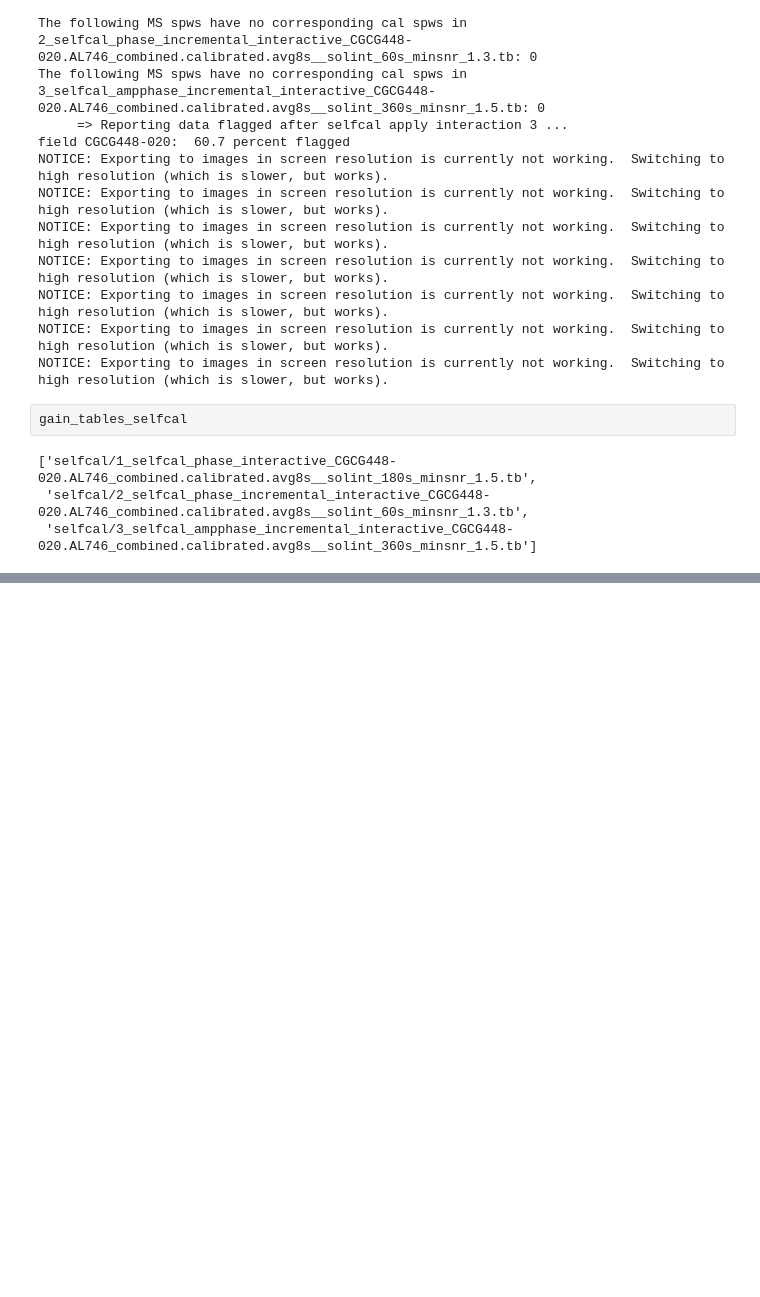
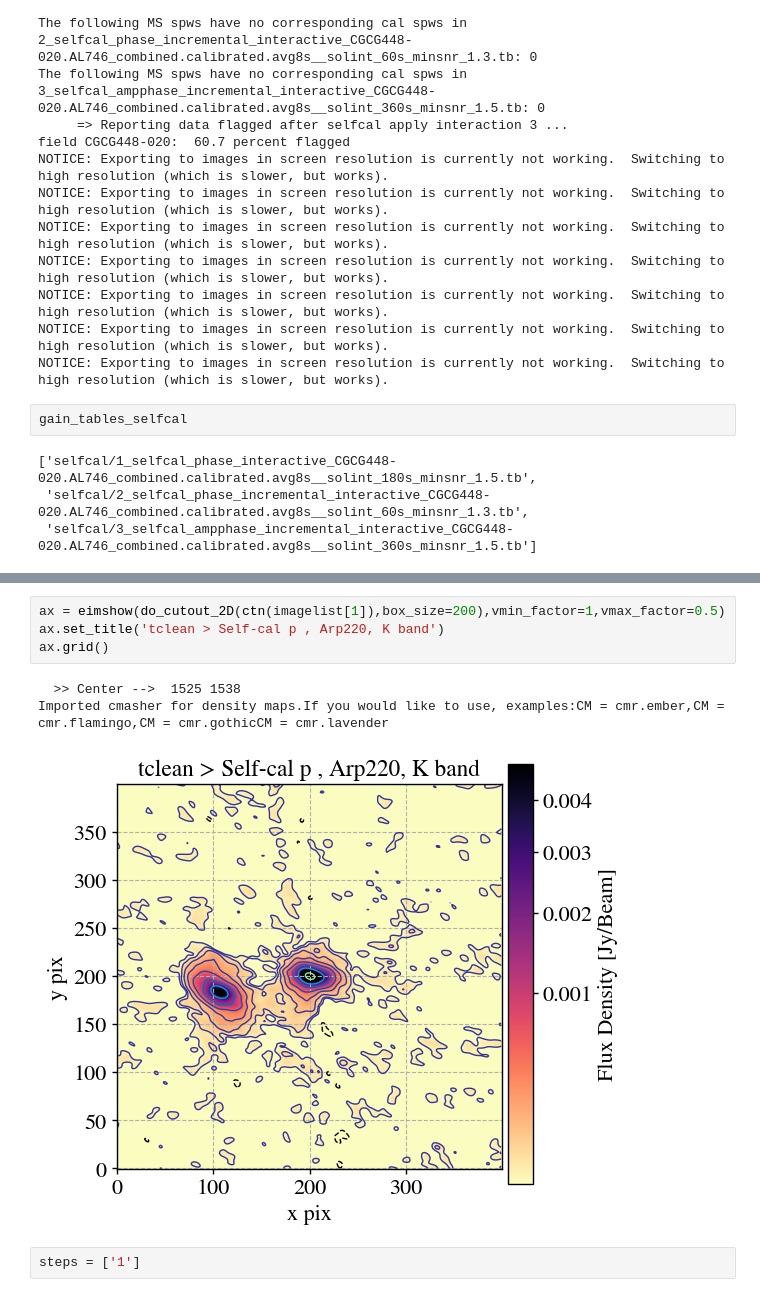
Before and after one commit to lucatelli/morphen_dev, a Jupyter notebook: selfcal/self_calibration.ipynb, the cells around one changed output, grey strips where cells are left out. Saved outputs shown, nothing was run; the diff lists cells and outputs as text; blank space fills up the shorter version.

```diff
--- a/selfcal/self_calibration.ipynb
+++ b/selfcal/self_calibration.ipynb
@@ -618,0 +802,10 @@ Text(0.5, 1.0, 'wsclean > self-cal p + p + ap')
+# %%
+ax = eimshow(do_cutout_2D(ctn(imagelist[1]),box_size=200),vmin_factor=1,vmax_factor=0.5)
+ax.set_title('tclean > Self-cal p , Arp220, K band')
+ax.grid()
+# %% [output]
+  >> Center -->  1525 1538
+Imported cmasher for density maps.If you would like to use, examples:CM = cmr.ember,CM = cmr.flamingo,CM = cmr.gothicCM = cmr.lavender
+[figure, added]
+# %%
+steps = ['1']
```
Also changed, not shown: parts of 87 cells of this notebook.
